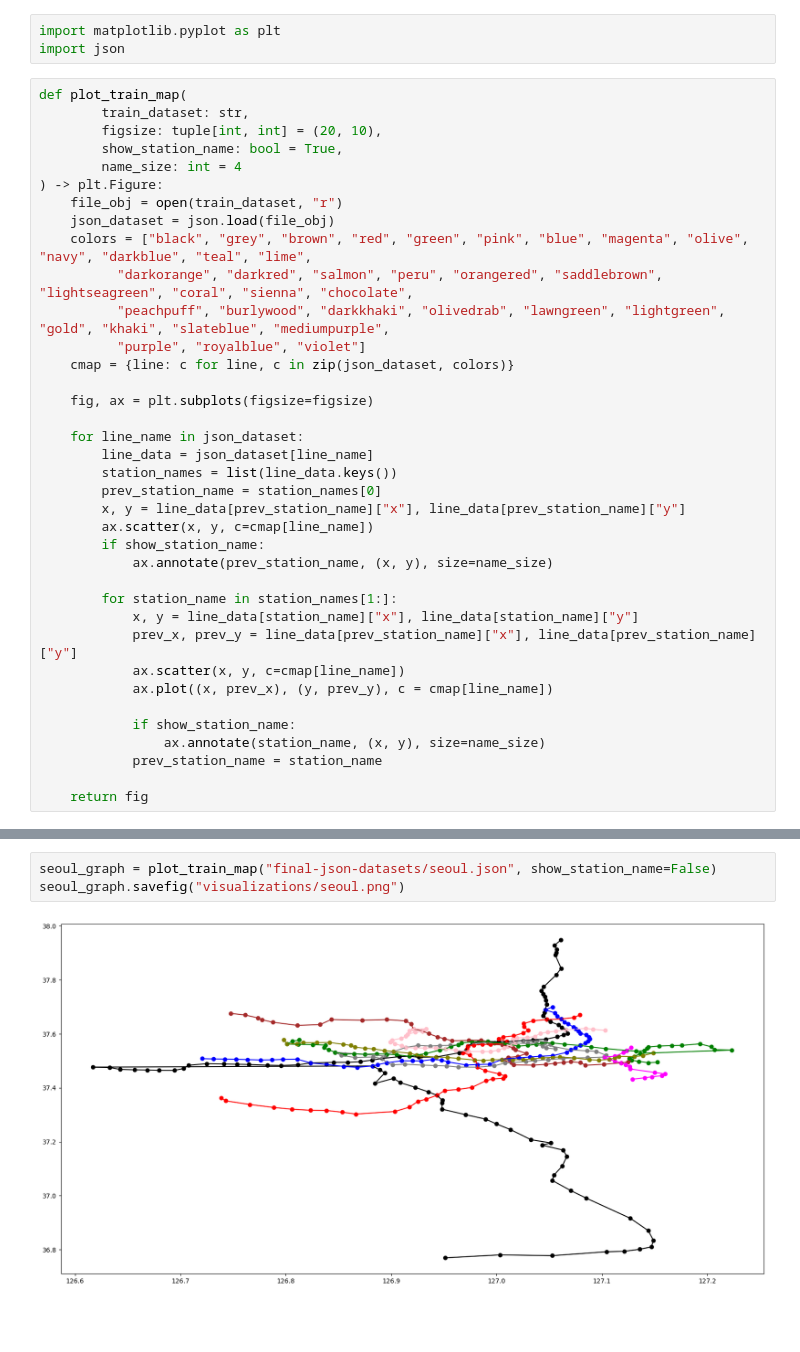
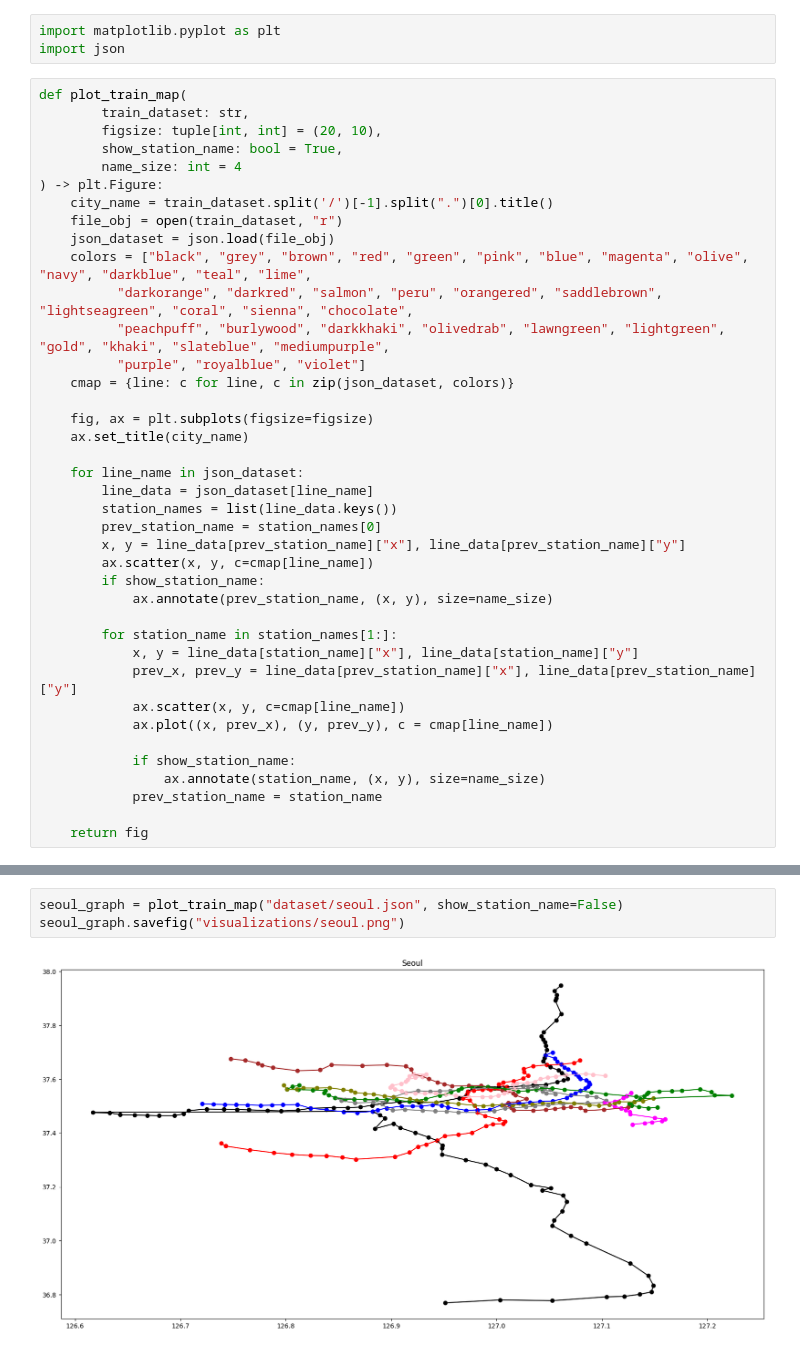
Before and after one commit to quiz3/rail_review, a Jupyter notebook: dataset/visualize.ipynb, the cells around one changed output, grey strips where cells are left out. Saved outputs shown, nothing was run; the diff lists cells and outputs as text; blank space fills up the shorter version.

```diff
--- a/dataset/visualize.ipynb
+++ b/dataset/visualize.ipynb
@@ -8,6 +8,7 @@ def plot_train_map(
         show_station_name: bool = True,
         name_size: int = 4
 ) -> plt.Figure:
+    city_name = train_dataset.split('/')[-1].split(".")[0].title()
     file_obj = open(train_dataset, "r")
     json_dataset = json.load(file_obj)
     colors = ["black", "grey", "brown", "red", "green", "pink", "blue", "magenta", "olive", "navy", "darkblue", "teal", "lime",
@@ -17,6 +18,7 @@ def plot_train_map(
     cmap = {line: c for line, c in zip(json_dataset, colors)}
 
     fig, ax = plt.subplots(figsize=figsize)
+    ax.set_title(city_name)
 
     for line_name in json_dataset:
         line_data = json_dataset[line_name]
@@ -66,5 +68,5 @@ tokyo_graph.savefig("visualizations/tokyo.png")
 # %%
-seoul_graph = plot_train_map("final-json-datasets/seoul.json", show_station_name=False)
+seoul_graph = plot_train_map("dataset/seoul.json", show_station_name=False)
 seoul_graph.savefig("visualizations/seoul.png")
 # %% [output]
-[figure, old version]
+[figure, new version]
```
Also changed, not shown: parts of 5 cells of this notebook, 6 other files.
